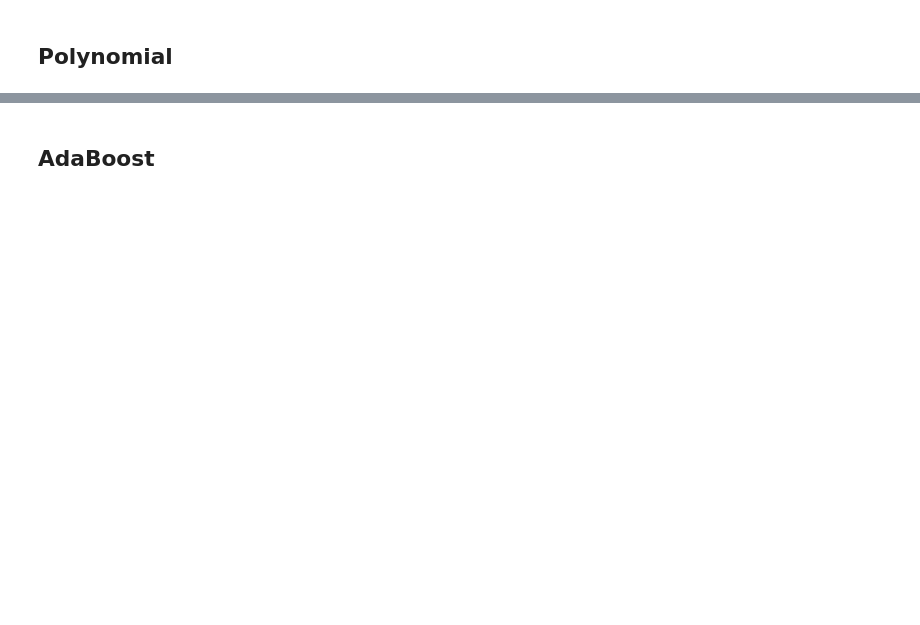
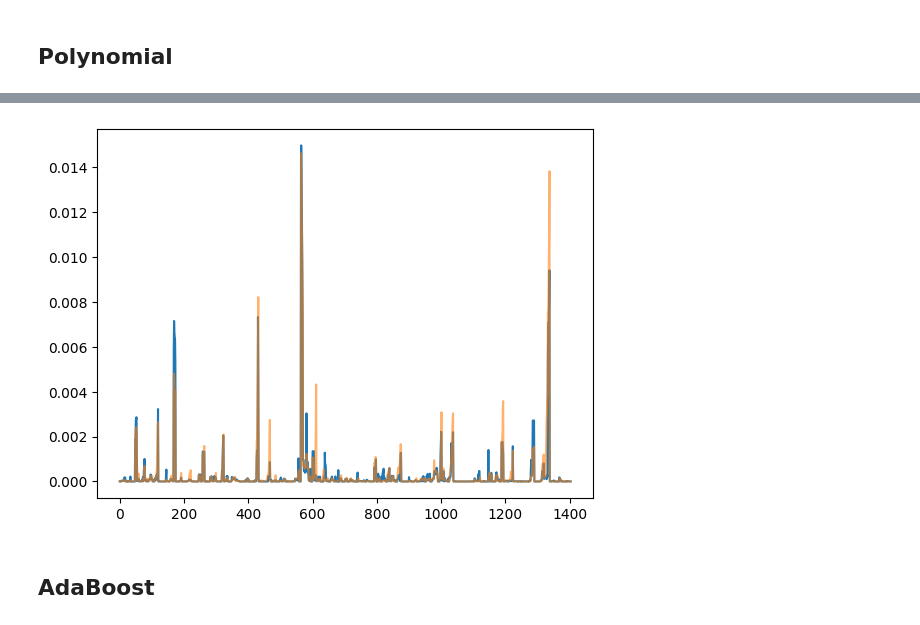
Before and after one commit to MAKEgroup/Covid_19_Propagation, a Jupyter notebook: Project/ML_Modeling.ipynb, the cells around one changed output, grey strips where cells are left out. Saved outputs shown, nothing was run; the diff lists cells and outputs as text; code cells hidden in the pictures; blank space fills up the shorter version.

```diff
--- a/Project/ML_Modeling.ipynb
+++ b/Project/ML_Modeling.ipynb
@@ -309,3 +262,10 @@ rmse : 4.641560682577544e-06
+# %%
+plt.plot(np.arange(len(y_pred)) , y_pred)
+plt.plot(np.arange(len(y_pred)) , y_te , alpha = .6)
+
+plt.show()
+# %% [output]
+[figure, added]
 # %% [markdown]
 ## AdaBoost
 # %%
```
Also changed, not shown: parts of 22 cells of this notebook.
